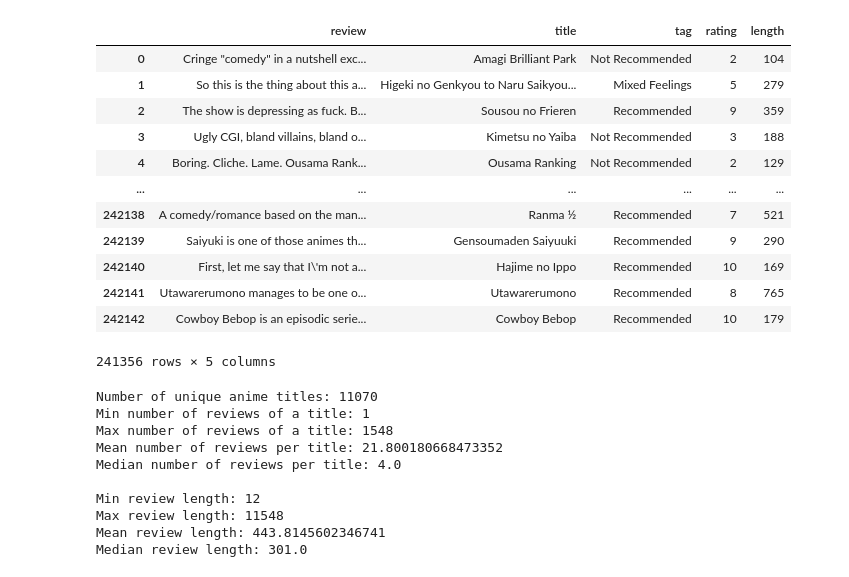
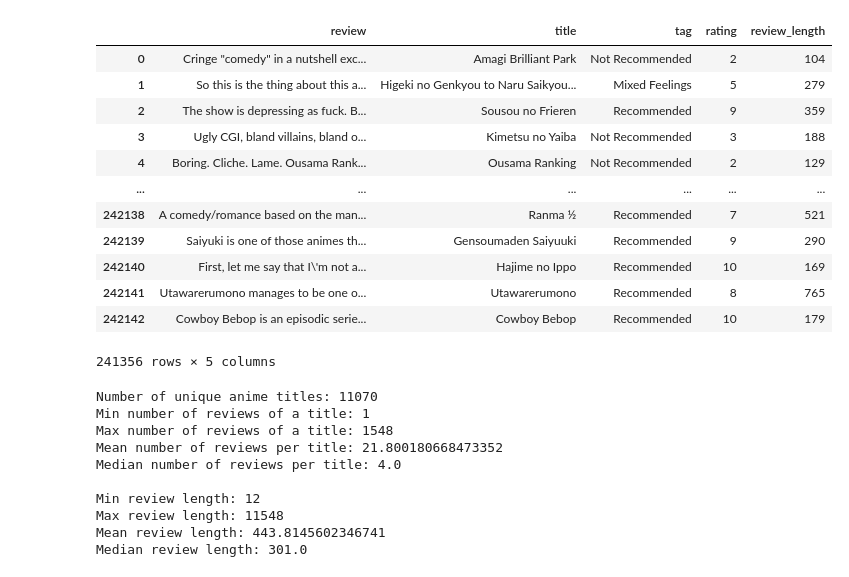
Before and after one commit to svetaku/Anime-Review-Analysis, a Jupyter notebook: data_analysis.ipynb, the cells around one changed output. Saved outputs shown, nothing was run; the diff lists cells and outputs as text; code cells hidden in the pictures.

```diff
--- a/data_analysis.ipynb
+++ b/data_analysis.ipynb
@@ -8,10 +8,10 @@ import seaborn as sns
 # %%
 df = pd.read_csv('reviews_clean.csv', sep=';', encoding='utf-8', index_col='Unnamed: 0')
 length = [len(x.split()) for x in list(df.review)]   # adding column with review lengths
-df['length'] = length
+df['review_length'] = length
 df
 # %% [output]
-|  | review | title | tag | rating | length |
+|  | review | title | tag | rating | review_length |
 | 0 | Cringe "comedy" in a nutshell exc... | Amagi Brilliant Park | Not Recommended | 2 | 104 |
 | 1 | So this is the thing about this a... | Higeki no Genkyou to Naru Saikyou... | Mixed Feelings | 5 | 279 |
 | 2 | The show is depressing as fuck. B... | Sousou no Frieren | Recommended | 9 | 359 |
```
Also changed, not shown: parts of 2 cells of this notebook.
